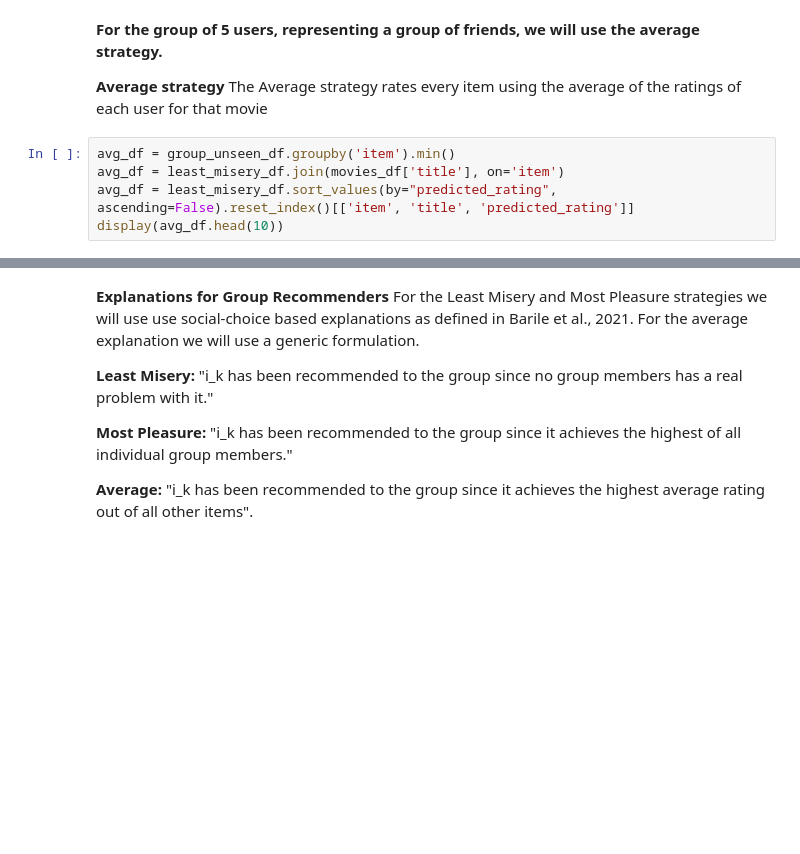
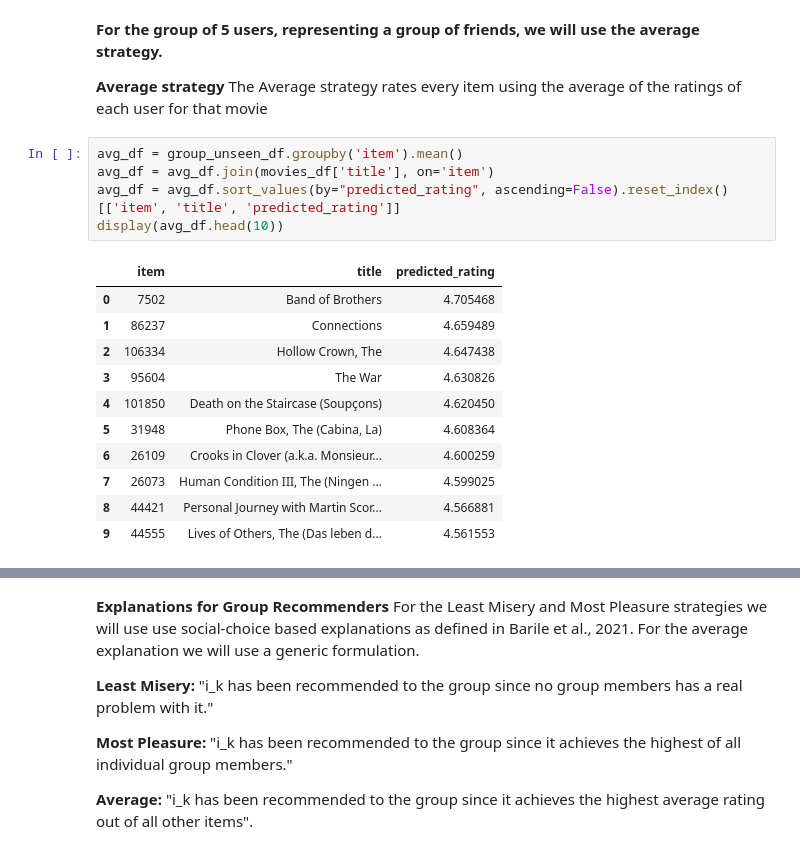
Before and after one commit to csotogd/Recommender-System-santa-claus, a Jupyter notebook: RS_project.ipynb, the cells around one changed output, grey strips where cells are left out. Drawn from its saved outputs; the diff is of its cells as text; blank space fills up the shorter version.

```diff
--- a/RS_project.ipynb
+++ b/RS_project.ipynb
@@ -1006,7 +1008,19 @@ display(least_misery_df.head(10))
 **Average strategy**
 The Average strategy rates every item using the average of the ratings of each user for that movie
 # %%
-avg_df = group_unseen_df.groupby('item').min()
-avg_df = least_misery_df.join(movies_df['title'], on='item')
-avg_df = least_misery_df.sort_values(by="predicted_rating", ascending=False).reset_index()[['item', 'title', 'predicted_rating']]
+avg_df = group_unseen_df.groupby('item').mean()
+avg_df = avg_df.join(movies_df['title'], on='item')
+avg_df = avg_df.sort_values(by="predicted_rating", ascending=False).reset_index()[['item', 'title', 'predicted_rating']]
 display(avg_df.head(10))
+# %% [output]
+|  | item | title | predicted_rating |
+| 0 | 7502 | Band of Brothers | 4.705468 |
+| 1 | 86237 | Connections | 4.659489 |
+| 2 | 106334 | Hollow Crown, The | 4.647438 |
+| 3 | 95604 | The War | 4.630826 |
+| 4 | 101850 | Death on the Staircase (Soupçons) | 4.620450 |
+| 5 | 31948 | Phone Box, The (Cabina, La) | 4.608364 |
+| 6 | 26109 | Crooks in Clover (a.k.a. Monsieur... | 4.600259 |
+| 7 | 26073 | Human Condition III, The (Ningen ... | 4.599025 |
+| 8 | 44421 | Personal Journey with Martin Scor... | 4.566881 |
+| 9 | 44555 | Lives of Others, The (Das leben d... | 4.561553 |
```
Also changed, not shown: parts of 25 cells of this notebook.
